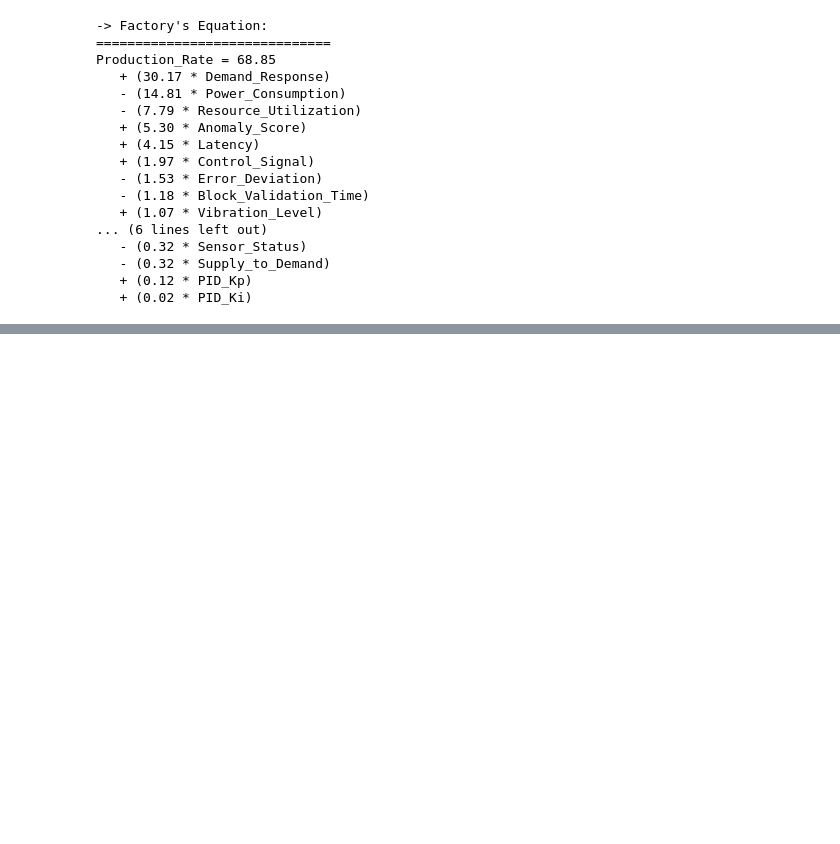
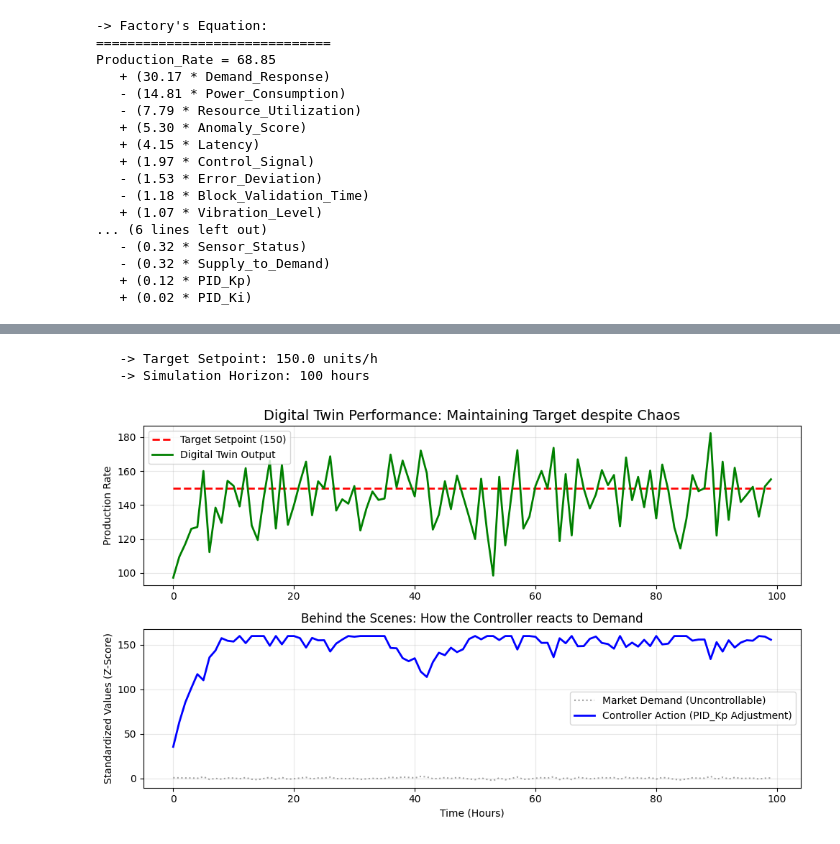
Before and after one commit to igsgo/Smart-Factory-Digital-Shadow-Throughput-Optimization-Energy-Analysis, a Jupyter notebook: Smart_Factory_Digital_Shadow.ipynb, the cells around one changed output, grey strips where cells are left out. Cells and saved outputs as stored; diff of their text form; code cells hidden in the pictures; blank space fills up the shorter version.

```diff
--- a/Smart_Factory_Digital_Shadow.ipynb
+++ b/Smart_Factory_Digital_Shadow.ipynb
@@ -227,0 +343,73 @@ Production_Rate = 68.85
+# %%
+hours_to_simulate = 100
+target_production = 150.0
+current_production = 120.0
+
+history = {
+    'Hour': [],
+    'Demand (Disturbance)': [],
+    'Control_Action (PID_Kp)': [],
+    'Production_Real (Simulated)': [],
+    'Target': []
+}
+
+current_state = X_test_c.iloc[0].copy()
+
+idx_demand = list(X_test_c.columns).index('Demand_Response')
+idx_kp = list(X_test_c.columns).index('PID_Kp')
+
+print(f"   -> Target Setpoint: {target_production} units/h")
+print(f"   -> Simulation Horizon: {hours_to_simulate} hours")
+
+for h in range(hours_to_simulate):
+
+    market_demand = np.random.normal(0, 1)
+    current_state.iloc[idx_demand] = market_demand
+
+    prediction_input = pd.DataFrame([current_state], columns=X_test_c.columns)
+    predicted_output = causal_model.predict(prediction_input)[0]
+
+    error = target_production - predicted_output
+
+    control_gain = 0.5
+    previous_kp = current_state.iloc[idx_kp]
+    new_kp = previous_kp + (error * control_gain)
+
+    new_kp = np.clip(new_kp, -160.0, 160.0)
+
+    current_state.iloc[idx_kp] = new_kp
+
+    final_input = pd.DataFrame([current_state], columns=X_test_c.columns)
+    final_production = causal_model.predict(final_input)[0]
+
+    history['Hour'].append(h)
+    history['Demand (Disturbance)'].append(market_demand)
+    history['Control_Action (PID_Kp)'].append(new_kp)
+    history['Production_Real (Simulated)'].append(final_production)
+    history['Target'].append(target_production)
+
+plt.figure(figsize=(10, 6))
+
+plt.subplot(2, 1, 1)
+plt.plot(history['Hour'], history['Target'], 'r--', label='Target Setpoint (150)', linewidth=2)
+plt.plot(history['Hour'], history['Production_Real (Simulated)'], 'g-', label='Digital Twin Output', linewidth=2)
+plt.title('Digital Twin Performance: Maintaining Target despite Chaos', fontsize=14)
+plt.ylabel('Production Rate')
+plt.legend()
+plt.grid(True, alpha=0.3)
+
+plt.subplot(2, 1, 2)
+plt.plot(history['Hour'], history['Demand (Disturbance)'], 'grey', linestyle=':', label='Market Demand (Uncontrollable)', alpha=0.7)
+plt.plot(history['Hour'], history['Control_Action (PID_Kp)'], 'b-', label='Controller Action (PID_Kp Adjustment)', linewidth=2)
+plt.title('Behind the Scenes: How the Controller reacts to Demand', fontsize=12)
+plt.ylabel('Standardized Values (Z-Score)')
+plt.xlabel('Time (Hours)')
+plt.legend()
+plt.grid(True, alpha=0.3)
+
+plt.tight_layout()
+plt.show()
+# %% [output]
+   -> Target Setpoint: 150.0 units/h
+   -> Simulation Horizon: 100 hours
+[figure, added]
```
Also changed, not shown: parts of 8 cells of this notebook.
